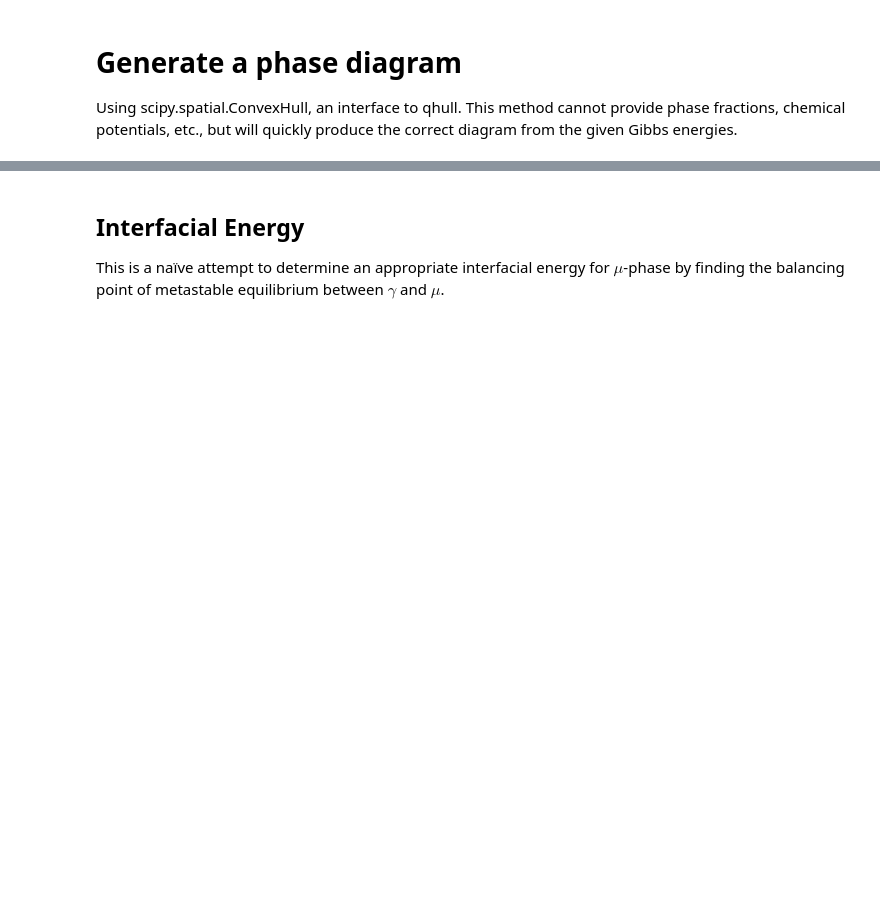
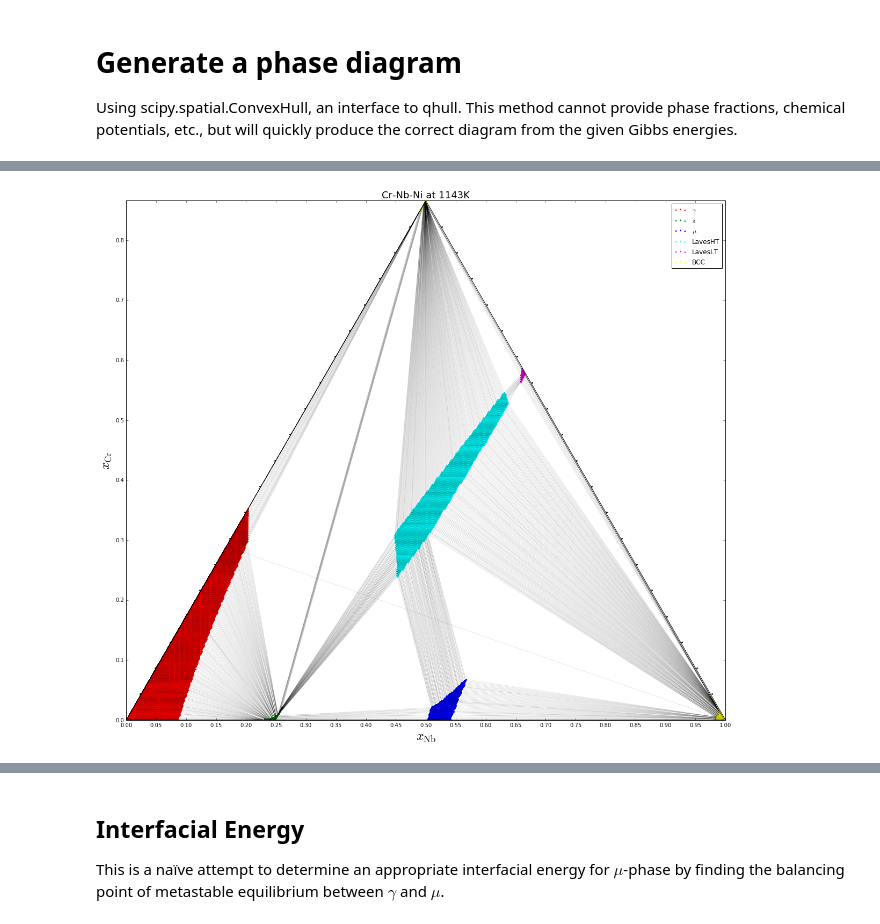
Before and after one commit to usnistgov/phasefield-precipitate-aging, a Jupyter notebook: CALPHAD_qhull.ipynb, the cells around one changed output, grey strips where cells are left out. Cells and saved outputs as stored; diff of their text form; code cells hidden in the pictures; blank space fills up the shorter version.

```diff
--- a/CALPHAD_qhull.ipynb
+++ b/CALPHAD_qhull.ipynb
@@ -270,25 +310,31 @@ def computeKernelExclusive(n):
     b = n % density # index along y-axis
 
     xnb = epsilon + 1.0*a / (density-1)
-    xmo = epsilon + 1.0*b / (density-1)
-    xni = 1.0 - xmo - xnb
+    xcr = epsilon + 1.0*b / (density-1)
+    xni = 1.0 - xcr - xnb
 
     result = [0]*9
 
     if xni>0:
-        result[0] = xmo
+        result[0] = xcr
         result[1] = xnb
         result[2] = xni
-        result[3] = Gg(xmo,xnb,xni)
-        result[4] = Gd(xmo,xnb,xni)
-        result[5] = Gu(xmo,xnb,xni)
-        result[6] = Gh(xmo,xnb,xni)
-        result[7] = Gl(xmo,xnb,xni)
-        result[8] = Gb(xmo,xnb,xni)
+        result[3] = Gg(xcr,xnb,xni)
+        result[4] = Gd(xcr,xnb)
+        result[5] = Gu(xcr,xnb,xni)
+        result[6] = Gh(xnb,xni)
+        result[7] = Gl(xnb,xni)
+        result[8] = Gb(xcr,xnb,xni)
+#         result[3] = Gg(xcr,xnb,xni)
+#         result[4] = Gd(xcr,xnb,xni)
+#         result[5] = Gu(xcr,xnb,xni)
+#         result[6] = Gh(xcr,xnb,xni)
+#         result[7] = Gl(xcr,xnb,xni)
+#         result[8] = Gb(xcr,xnb,xni)
 
     return result
 # %%
-density = 101
+density = 501
 allCr = []
 allNb = []
 allG = []
@@ -306,14 +352,14 @@ if __name__ == '__main__':
 
     i = 0
     for result in pool.imap(computeKernelExclusive, range(density**2)):
-        xmo, xnb, xni, fg, fd, fu, fh, fl, fb = result
+        xcr, xnb, xni, fg, fd, fu, fh, fl, fb = result
         f = (fg, fd, fu, fh, fl, fb)
 
         # Accumulate (x, y, G) points for each phase
-        if (fd**2 + fu**2 + fb**2) > epsilon:
+        if (fd**2 + fu**2 + fh**2 + fl**2) > epsilon:
             for n in range(len(f)):
-                allCr.append(rt3by2*xmo)
-                allNb.append(xnb+xmo/2)
+                allCr.append(rt3by2*xcr)
+                allNb.append(xnb+xcr/2)
                 allG.append(f[n])
                 allID.append(n)
         i += 1
@@ -347,16 +397,21 @@ for simplex in hull.simplices:
 # %%
 # Plot phase diagram
 pltsize = 20
 plt.figure(figsize=(pltsize, rt3by2*pltsize))
 plt.title("Cr-Nb-Ni at %.0fK"%temp, fontsize=18)
 plt.xlim([0,1])
 plt.ylim([0,rt3by2])
 plt.xlabel(r'$x_\mathrm{Nb}$', fontsize=24)
 plt.ylabel(r'$x_\mathrm{Cr}$', fontsize=24)
 plt.plot(XS, YS, '-k')
+n = 0
 for tie in tielines:
-    plt.plot(tie[0], tie[1], '-k', alpha=0.02)
+    plt.plot(tie[0], tie[1], '-k', alpha=0.025)
 for i in range(len(labels)):
     plt.scatter(X[i], Y[i], color=colors[i], s=2.5, label=labels[i])
+plt.xticks(np.linspace(0, 1, 21))
+plt.scatter(Xtick, Ytick, color='black', s=3)
 plt.legend(loc='best')
 plt.show()
+# %% [output]
+[figure, added]
```
Also changed, not shown: parts of 30 cells of this notebook, 1 other file.
